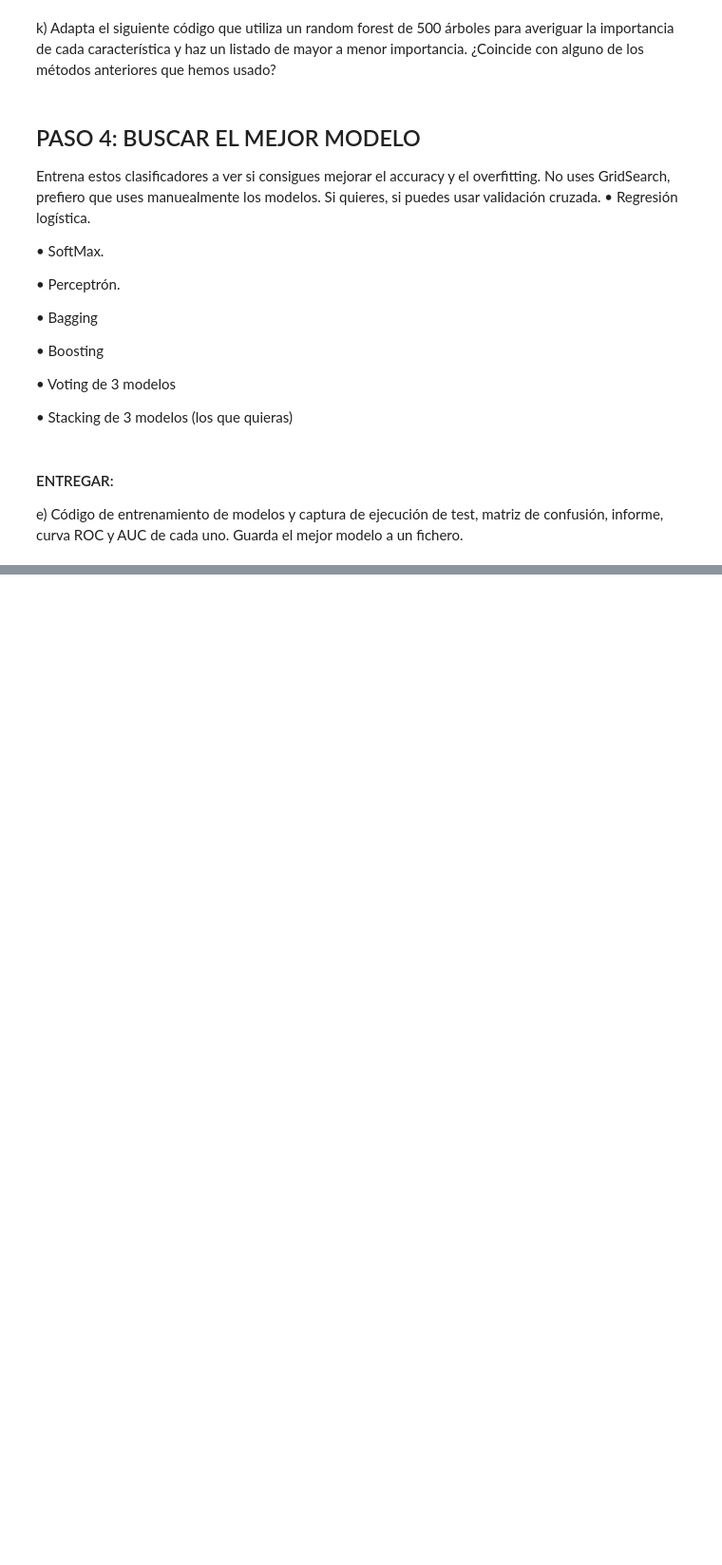
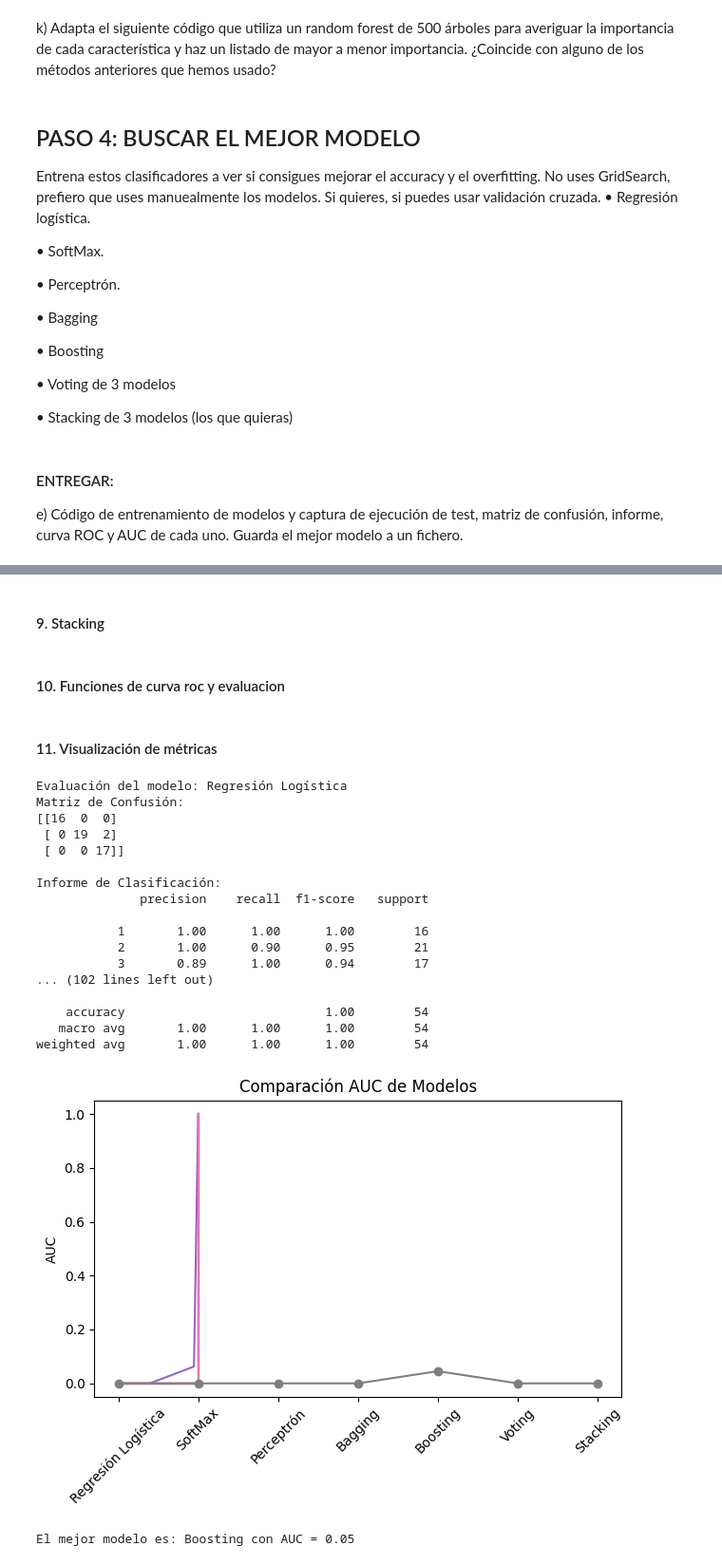
Before and after one commit to SamuehFDEZ/MachineLearning, a Jupyter notebook: saa/U2_AprendizajeSupervisado/U02_P04_Clasificacion/saa_02_p04_a3_sam_art_lop.ipynb, the cells around one changed output, grey strips where cells are left out. Shown at 95% size. Saved outputs shown, nothing was run; the diff lists cells and outputs as text; code cells hidden in the pictures; blank space fills up the shorter version.

```diff
--- a/saa/U2_AprendizajeSupervisado/U02_P04_Clasificacion/saa_02_p04_a3_sam_art_lop.ipynb
+++ b/saa/U2_AprendizajeSupervisado/U02_P04_Clasificacion/saa_02_p04_a3_sam_art_lop.ipynb
@@ -381,0 +495,70 @@ informe, curva ROC y AUC de cada uno. Guarda el mejor modelo a un fichero.
+# %% [markdown]
+#### 9. Stacking
+# %%
+stacking = StackingClassifier(estimators=[('log_reg', log_reg), ('bagging', bagging), ('boosting', boosting)], final_estimator=LogisticRegression())
+stacking.fit(X_train_std, y_train)
+y_pred_stacking = stacking.predict(X_test_std)
+# %% [markdown]
+#### 10. Funciones de curva roc y evaluacion
+# %%
+def plot_roc_curve(fpr, tpr, auc_score, label):
+    plt.plot(fpr, tpr, label=f'{label} (AUC = {auc_score:.2f})')
+
+
+def evaluate_model(y_true, y_pred, model_name):
+    print(f"Evaluación del modelo: {model_name}")
+    print("Matriz de Confusión:")
+    print(confusion_matrix(y_true, y_pred))
+    print("\nInforme de Clasificación:")
+    print(classification_report(y_true, y_pred))
+
+    # Curva ROC
+    fpr, tpr, _ = roc_curve(y_true, y_pred, pos_label=1)
+    auc_score = auc(fpr, tpr)
+    plot_roc_curve(fpr, tpr, auc_score, model_name)
+    return auc_score
+# %% [markdown]
+#### 11. Visualización de métricas
+# %%
+# Evaluación de todos los modelos
+auc_scores = []
+models = ['Regresión Logística', 'SoftMax', 'Perceptrón', 'Bagging', 'Boosting', 'Voting', 'Stacking']
+y_preds = [y_pred_log_reg, y_pred_softmax, y_pred_perceptron, y_pred_bagging, y_pred_boosting, y_pred_voting, y_pred_stacking]
+
+for model_name, y_pred in zip(models, y_preds):
+    auc_score = evaluate_model(y_test, y_pred, model_name)
+    auc_scores.append(auc_score)
+
+plt.plot([i for i in range(len(models))], auc_scores, marker='o')
+plt.xticks([i for i in range(len(models))], models, rotation=45)
+plt.ylabel('AUC')
+plt.title('Comparación AUC de Modelos')
+plt.tight_layout()
+plt.show()
+
+# Guardar el mejor modelo
+best_model_idx = np.argmax(auc_scores)
+best_model = [log_reg, softmax, perceptron, bagging, boosting, voting, stacking][best_model_idx]
+joblib.dump(best_model, 'mejor_modelo_samartlop.pkl')
+
+print(f"El mejor modelo es: {models[best_model_idx]} con AUC = {auc_scores[best_model_idx]:.2f}")
+# %% [output]
+Evaluación del modelo: Regresión Logística
+Matriz de Confusión:
+[[16  0  0]
+ [ 0 19  2]
+ [ 0  0 17]]
+
+Informe de Clasificación:
+              precision    recall  f1-score   support
+
+           1       1.00      1.00      1.00        16
+           2       1.00      0.90      0.95        21
+           3       0.89      1.00      0.94        17
+... (102 lines left out)
+
+    accuracy                           1.00        54
+   macro avg       1.00      1.00      1.00        54
+weighted avg       1.00      1.00      1.00        54
+[figure, added]
+El mejor modelo es: Boosting con AUC = 0.05
```
Also changed, not shown: parts of 27 cells of this notebook, 1 other file.
